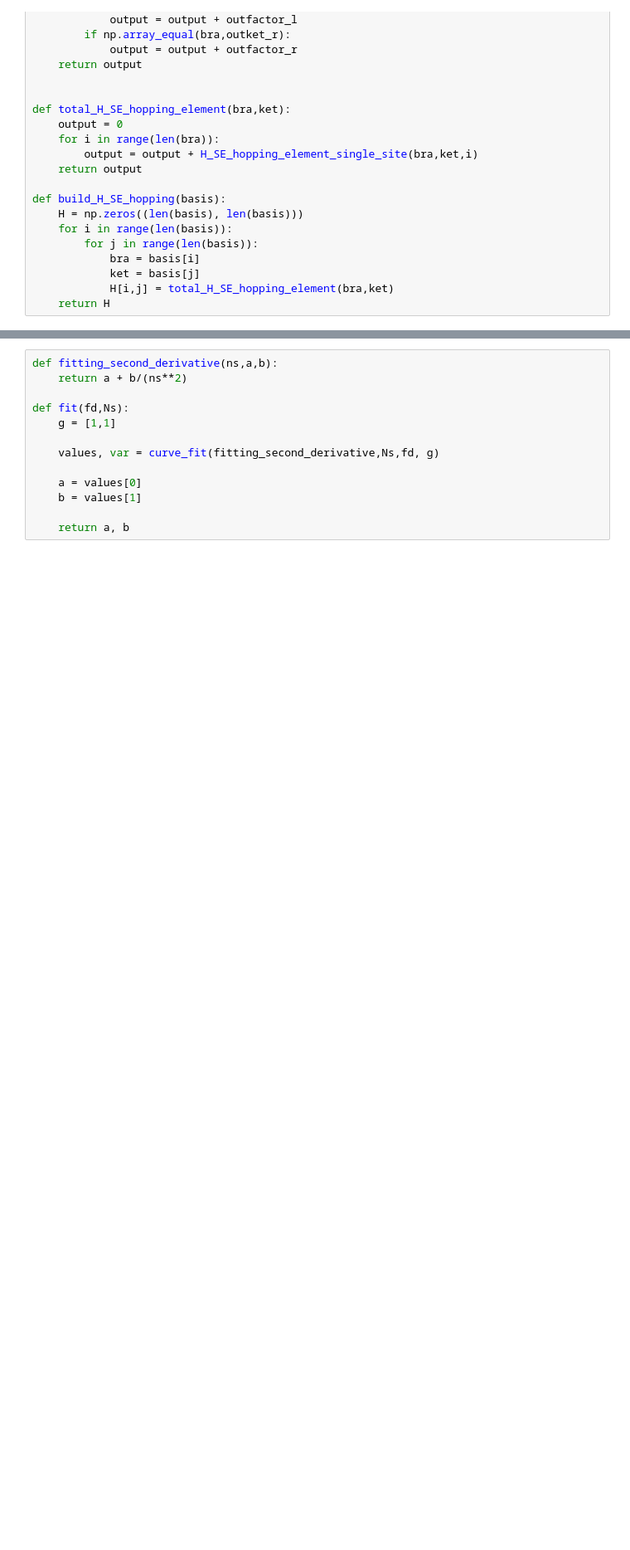
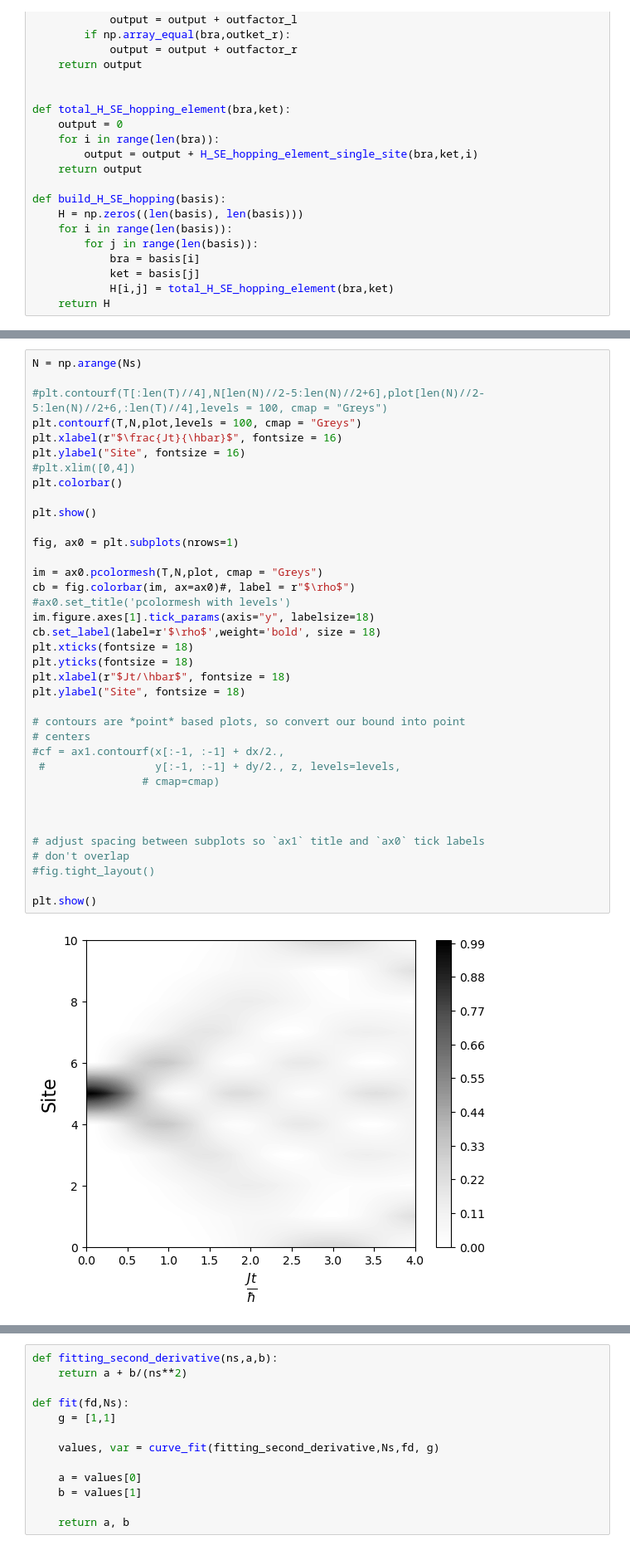
Before and after one commit to dribes2/Mater_Thesis, a Jupyter notebook: Exact Diagonalization_effective_masses_Germany.ipynb, the cells around one changed output, grey strips where cells are left out. Shown at 83% size. Saved outputs shown, nothing was run; the diff lists cells and outputs as text; blank space fills up the shorter version.

```diff
--- a/Exact Diagonalization_effective_masses_Germany.ipynb
+++ b/Exact Diagonalization_effective_masses_Germany.ipynb
@@ -339,0 +659,39 @@ def build_H_SE_hopping(basis):
+# %%
+N = np.arange(Ns)
+
+#plt.contourf(T[:len(T)//4],N[len(N)//2-5:len(N)//2+6],plot[len(N)//2-5:len(N)//2+6,:len(T)//4],levels = 100, cmap = "Greys")
+plt.contourf(T,N,plot,levels = 100, cmap = "Greys")
+plt.xlabel(r"$\frac{Jt}{\hbar}$", fontsize = 16)
+plt.ylabel("Site", fontsize = 16)
+#plt.xlim([0,4])
+plt.colorbar()
+
+plt.show()
+
+fig, ax0 = plt.subplots(nrows=1)
+
+im = ax0.pcolormesh(T,N,plot, cmap = "Greys")
+cb = fig.colorbar(im, ax=ax0)#, label = r"$\rho$")
+#ax0.set_title('pcolormesh with levels')
+im.figure.axes[1].tick_params(axis="y", labelsize=18)
+cb.set_label(label=r'$\rho$',weight='bold', size = 18)
+plt.xticks(fontsize = 18)
+plt.yticks(fontsize = 18)
+plt.xlabel(r"$Jt/\hbar$", fontsize = 18)
+plt.ylabel("Site", fontsize = 18)
+
+# contours are *point* based plots, so convert our bound into point
+# centers
+#cf = ax1.contourf(x[:-1, :-1] + dx/2.,
+ #                 y[:-1, :-1] + dy/2., z, levels=levels,
+                 # cmap=cmap)
+
+
+
+# adjust spacing between subplots so `ax1` title and `ax0` tick labels
+# don't overlap
+#fig.tight_layout()
+
+plt.show()
+# %% [output]
+[figure, added]
```
Also changed, not shown: parts of 79 cells of this notebook.
